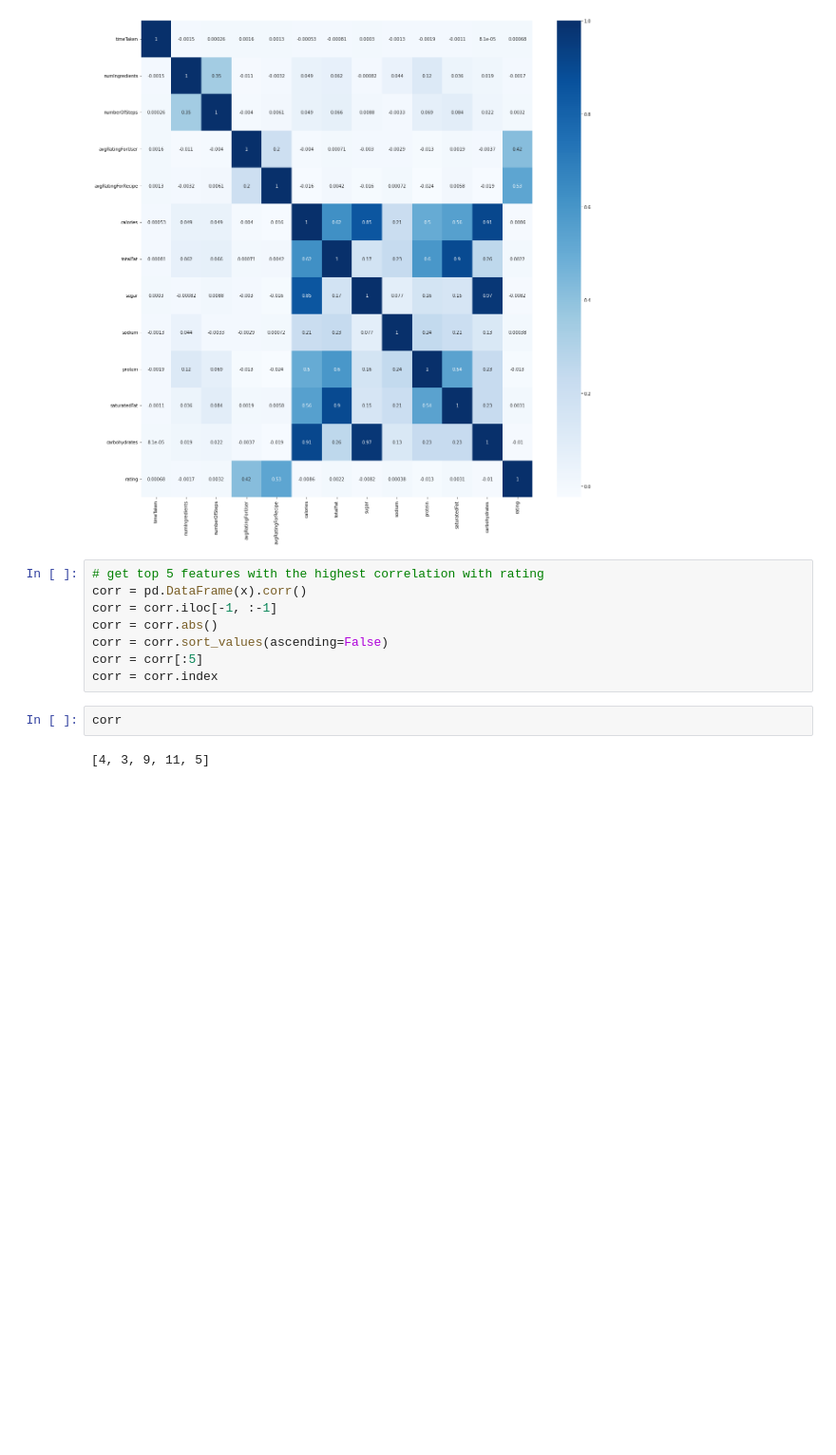
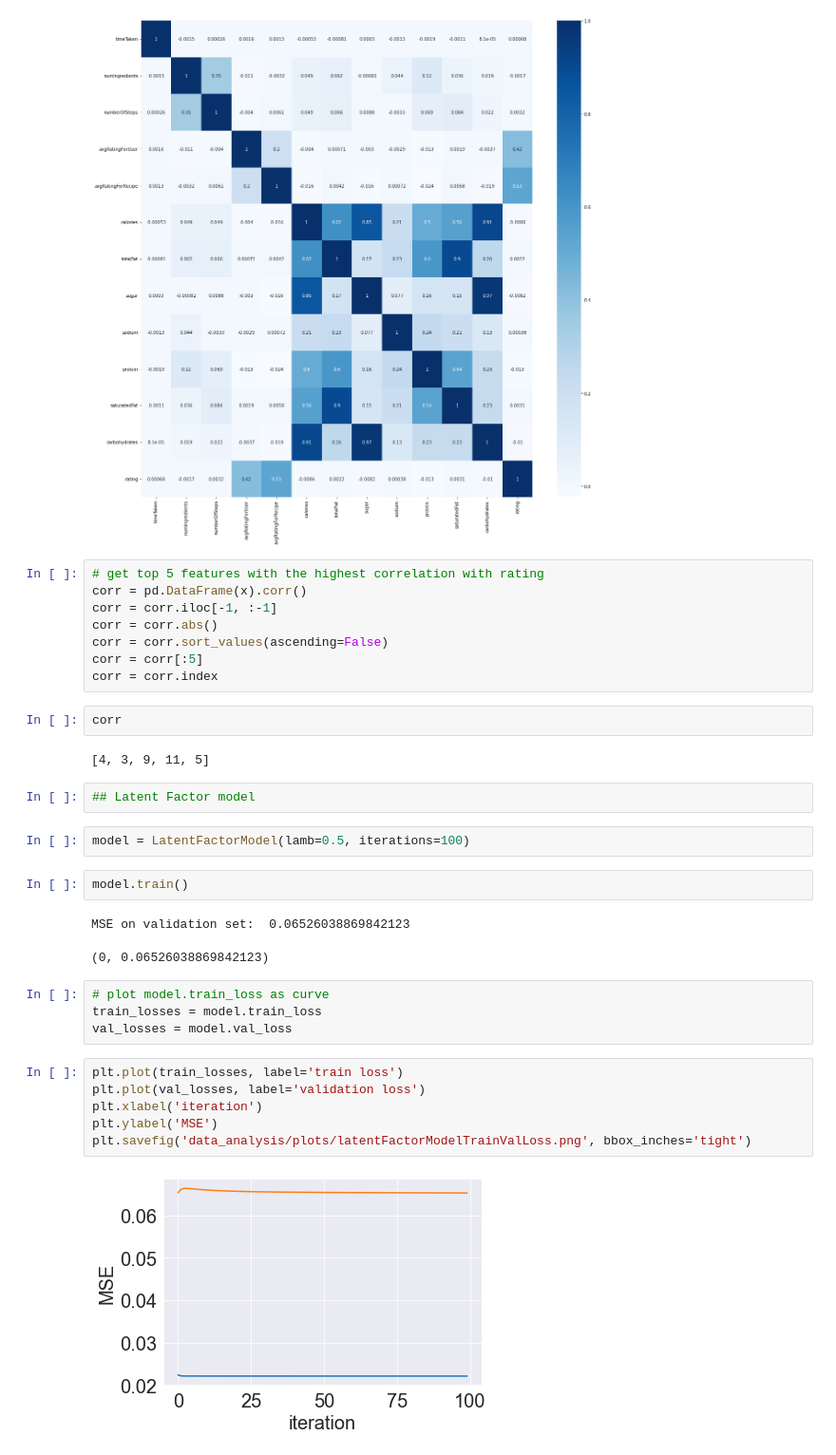
Before and after one commit to pbcpraveen/SavorSync, a Jupyter notebook: data_analysis/Analysis.ipynb, the cells around one changed output. Shown at 95% size. Drawn from its saved outputs; the diff is of its cells as text; blank space fills up the shorter version.

```diff
--- a/data_analysis/Analysis.ipynb
+++ b/data_analysis/Analysis.ipynb
@@ -318,3 +319,24 @@ corr = corr.index
 corr
 # %% [output]
 [4, 3, 9, 11, 5]
+# %%
+## Latent Factor model
+# %%
+model = LatentFactorModel(lamb=0.5, iterations=100)
+# %%
+model.train()
+# %% [output]
+MSE on validation set:  0.06526038869842123
+(0, 0.06526038869842123)
+# %%
+# plot model.train_loss as curve
+train_losses = model.train_loss
+val_losses = model.val_loss
+# %%
+plt.plot(train_losses, label='train loss')
+plt.plot(val_losses, label='validation loss')
+plt.xlabel('iteration')
+plt.ylabel('MSE')
+plt.savefig('data_analysis/plots/latentFactorModelTrainValLoss.png', bbox_inches='tight')
+# %% [output]
+[figure, added]
```
Also changed, not shown: parts of 1 cell of this notebook, 3 other files.
